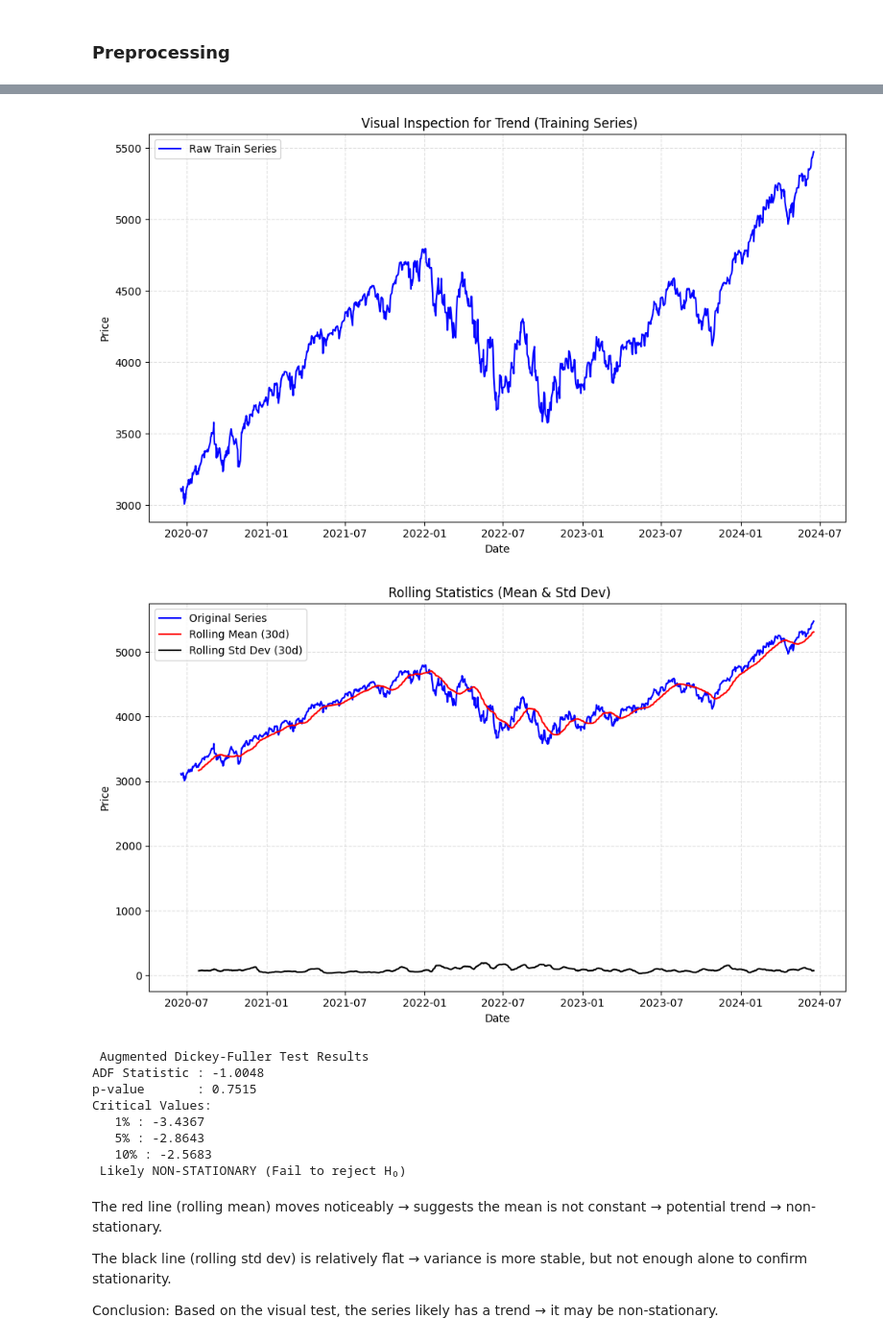
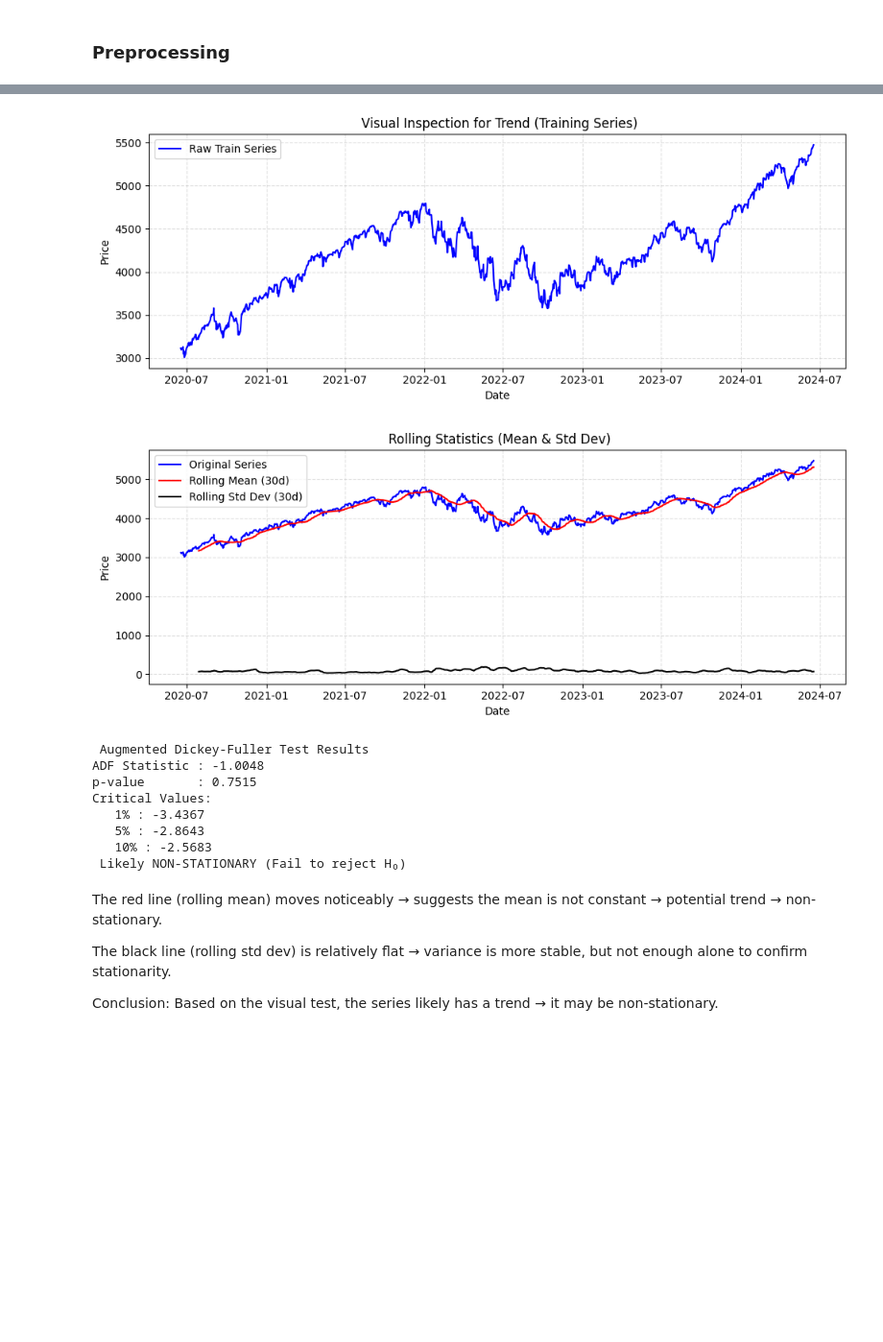
Before and after one commit to rhkraptor/FoEM, a Jupyter notebook: FoEM_Projekt.ipynb, the cells around one changed output, grey strips where cells are left out. Shown at 96% size. Cells and saved outputs as stored; diff of their text form; code cells hidden in the pictures; blank space fills up the shorter version.

```diff
--- a/FoEM_Projekt.ipynb
+++ b/FoEM_Projekt.ipynb
@@ -353,7 +353,7 @@ print(f" Test Range      : {ts_test_raw.index.min().date()} → {ts_test_raw.ind
 
 
 # 1. Visual Trend Inspection
-plt.figure(figsize=(10, 6))
+plt.figure(figsize=(10, 4))
 plt.plot(ts_train_raw, label='Raw Train Series', color='blue')
 plt.title(" Visual Inspection for Trend (Training Series)")
 plt.xlabel("Date")
@@ -367,37 +367,37 @@ plt.show()
 rolmean = ts_train_raw.rolling(window=30).mean()
 rolstd = ts_train_raw.rolling(window=30).std()
 
-plt.figure(figsize=(10, 6))
+plt.figure(figsize=(10, 4))
 plt.plot(ts_train_raw, label='Original Series', color='blue')
 plt.plot(rolmean, label='Rolling Mean (30d)', color='red')
 plt.plot(rolstd, label='Rolling Std Dev (30d)', color='black')
 plt.title(" Rolling Statistics (Mean & Std Dev)")
 plt.xlabel("Date")
 plt.ylabel("Price")
 plt.legend()
 plt.grid(True, linestyle='--', alpha=0.4)
 plt.tight_layout()
 plt.show()
 
 # 3. Augmented Dickey-Fuller Test
 adf_result = adfuller(ts_train_raw.dropna())
 adf_stat, p_value, _, _, critical_values, _ = adf_result
 
 print(" Augmented Dickey-Fuller Test Results")
 print(f"ADF Statistic : {adf_stat:.4f}")
 print(f"p-value       : {p_value:.4f}")
 print("Critical Values:")
 for key, value in critical_values.items():
     print(f"   {key} : {value:.4f}")
 
 # 4. Interpretation
 if p_value <= 0.05:
     print(" Likely STATIONARY (Reject H₀)")
 else:
     print(" Likely NON-STATIONARY (Fail to reject H₀)")
 # %% [output]
-[figure, old version]
+[figure, new version]
-[figure, old version]
+[figure, new version]
  Augmented Dickey-Fuller Test Results
 ADF Statistic : -1.0048
 p-value       : 0.7515
```
Also changed, not shown: parts of 25 cells of this notebook, 1 other file.
